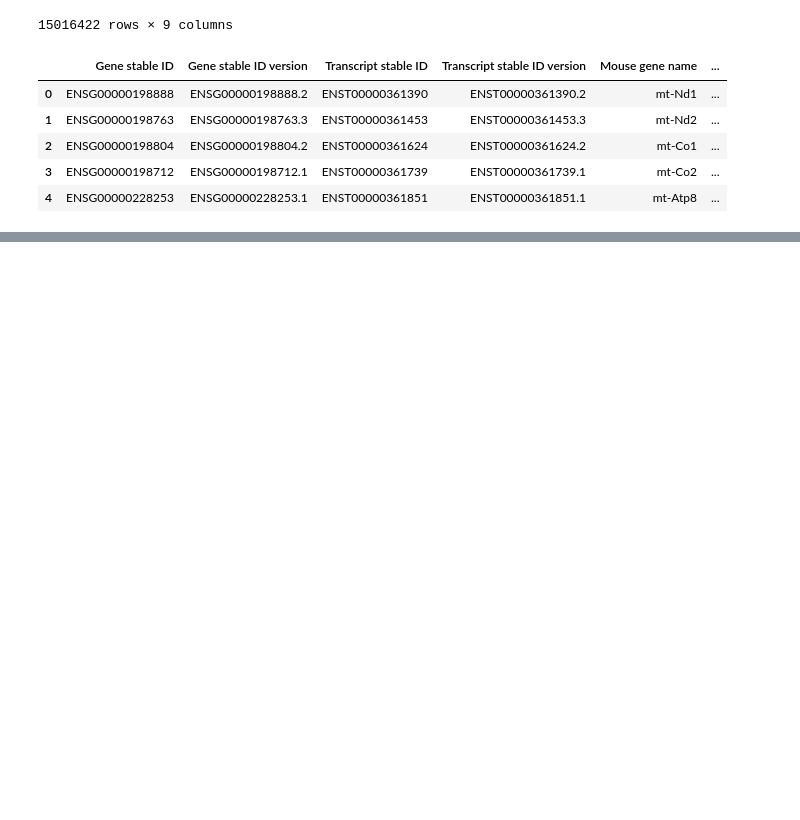
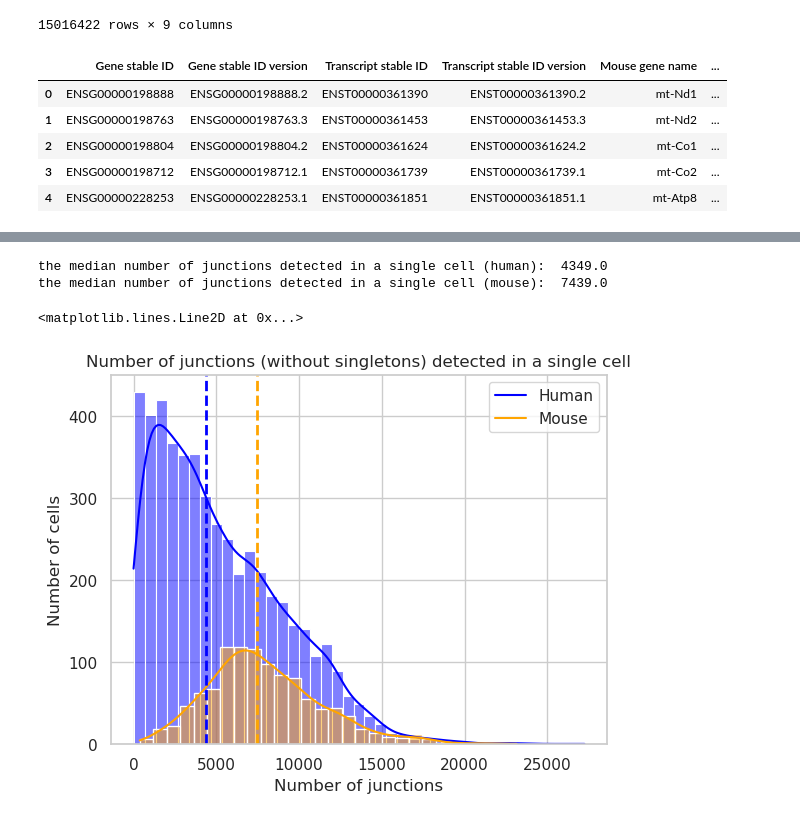
Before and after one commit to daklab/Leaflet-analysis, a Jupyter notebook: TM_vs_TS/muscle_comparison.ipynb, the cells around one changed output, grey strips where cells are left out. Drawn from its saved outputs; the diff is of its cells as text; code cells hidden in the pictures; blank space fills up the shorter version.

```diff
--- a/TM_vs_TS/muscle_comparison.ipynb
+++ b/TM_vs_TS/muscle_comparison.ipynb
@@ -179,0 +377,24 @@ NameError: name 'human_genes' is not defined
+# %%
+# remove human singletons from simple_data_human via Cluster column and re-calculate the number of junctions detected in a single cell
+simple_data_human = simple_data_human[~simple_data_human["Cluster"].isin(human_singletons["Cluster"])]
+num_juncs_cell = simple_data_human.groupby("cell_id_index").size().reset_index(name='num_juncs')
+print("the median number of junctions detected in a single cell (human): ", num_juncs_cell["num_juncs"].median())
+
+# remove mouse singletons from simple_data_mouse via Cluster column and re-calculate the number of junctions detected in a single cell
+simple_data_mouse = simple_data_mouse[~simple_data_mouse["Cluster"].isin(mouse_singletons["Cluster"])]
+num_juncs_cell_mouse = simple_data_mouse.groupby("cell_id_index").size().reset_index(name='num_juncs')
+print("the median number of junctions detected in a single cell (mouse): ", num_juncs_cell_mouse["num_juncs"].median())
+
+sns.histplot(num_juncs_cell, x="num_juncs", kde=True, color="blue")
+sns.histplot(num_juncs_cell_mouse, x="num_juncs", kde=True, color="orange")
+plt.title("Number of junctions (without singletons) detected in a single cell")
+plt.xlabel("Number of junctions")
+plt.ylabel("Number of cells")
+plt.legend(["Human", "Mouse"])
+plt.axvline(num_juncs_cell["num_juncs"].median(), color='blue', linestyle='dashed', linewidth=2)
+plt.axvline(num_juncs_cell_mouse["num_juncs"].median(), color='orange', linestyle='dashed', linewidth=2)
+# %% [output]
+the median number of junctions detected in a single cell (human):  4349.0
+the median number of junctions detected in a single cell (mouse):  7439.0
+<matplotlib.lines.Line2D at 0x...>
+[figure, added]
```
Also changed, not shown: parts of 35 cells of this notebook, 1 other file.
